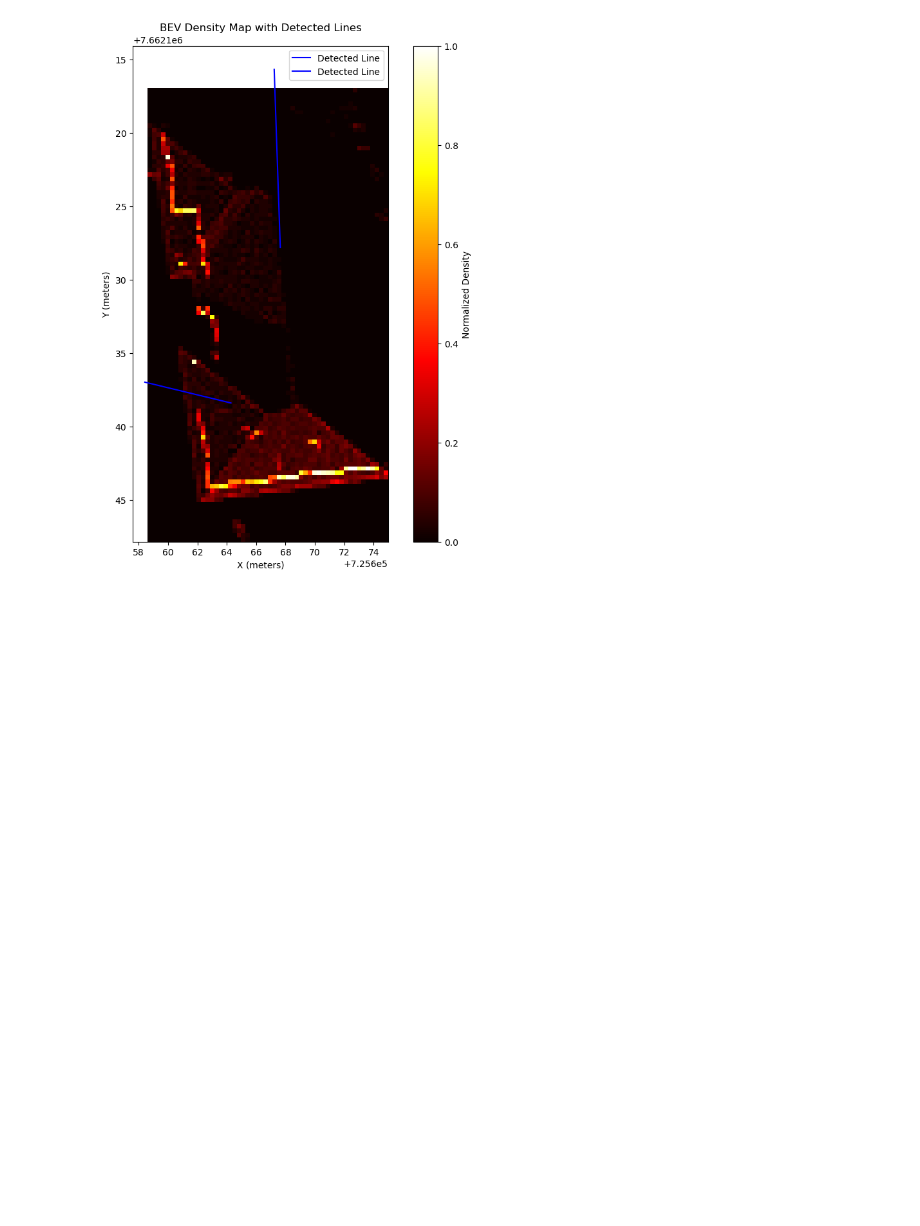
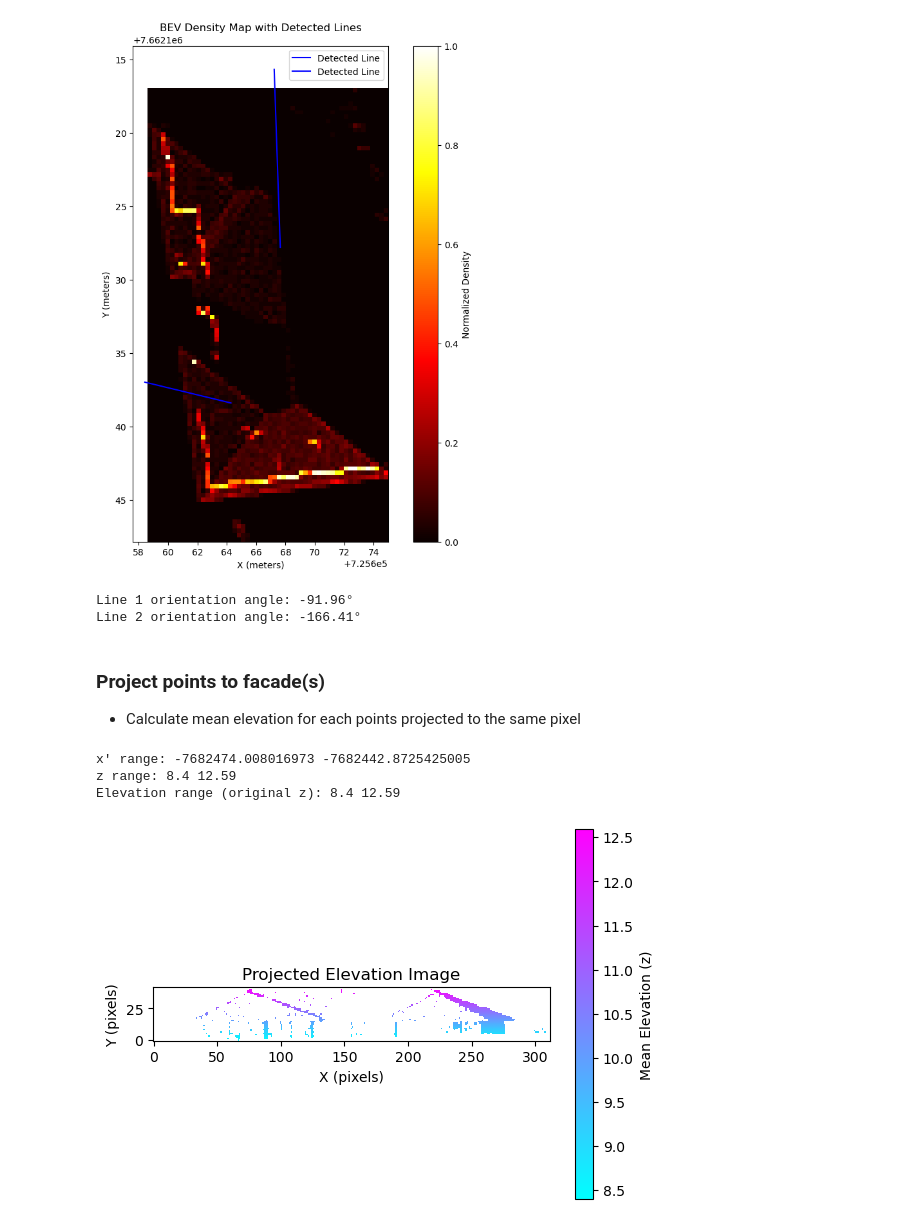
Before and after one commit to GeoscienceAustralia/GA_Floor_Height, a Jupyter notebook: lidar/2_Filter_points_detect_facade_orientation.ipynb, the cells around one changed output. Saved outputs shown, nothing was run; the diff lists cells and outputs as text; code cells hidden in the pictures; blank space fills up the shorter version.

Commit message:
added code to project point cloud to building facade

```diff
--- a/lidar/2_Filter_points_detect_facade_orientation.ipynb
+++ b/lidar/2_Filter_points_detect_facade_orientation.ipynb
@@ -77,6 +83,6 @@ with laspy.open(las_file_path) as las:
     las_data = las.read()
     points = np.vstack((las_data.x, las_data.y, las_data.z)).T
 # Remove noise points using DBSCAN
-eps = 2.0  # Maximum distance between points to be considered neighbors (meters)
-min_samples = 5  # Minimum number of points to form a cluster
+eps = 3  # Maximum distance between points to be considered neighbors (meters)
+min_samples = 2  # Minimum number of points to form a cluster
 filtered_points = remove_noise(points, eps, min_samples)
@@ -119,9 +119,11 @@ line_covariances = gmm.covariances_
 # Visualize the results
 # Draw points along the lines represented by the GMM
 line_points = []
+line_angles = []
 for mean, cov in zip(line_centers, line_covariances):
     eigenvalues, eigenvectors = np.linalg.eigh(cov[:2, :2])
     angle = np.arctan2(eigenvectors[1, 0], eigenvectors[0, 0])
+    line_angles.append(np.degrees(angle))
     t = np.linspace(-5, 5, 500)  # Generate points along the line
     line = mean[:2] + t[:, None] @ (eigenvectors[:, 0][None, :] * np.sqrt(eigenvalues[0]))
     line_points.append(line)
@@ -137,5 +139,13 @@ plt.ylabel("Y (meters)")
 plt.gca().invert_yaxis()  # Invert y-axis to match BEV perspective
 plt.legend()
 plt.show()
+# Print orientation angles of the detected lines
+for i, angle in enumerate(line_angles):
+    print(f"Line {i + 1} orientation angle: {angle:.2f}°")
 # %% [output]
 [figure]
+Line 1 orientation angle: -91.96°
+Line 2 orientation angle: -166.41°
+# %% [markdown]
+### Project points to facade(s)
+* Calculate mean elevation for each points projected to the same pixel
@@ -141,0 +200,17 @@ plt.show()
+# %%
+orientation_angle = (-1.0)*line_angles[0]  #TODO: Vertical plane orientation in degrees
+pixel_size = 0.1  # Resolution
+elevation_image = project_point_cloud_vertical(filtered_points, orientation_angle, pixel_size)
+
+# Visualize
+plt.imshow(elevation_image, cmap='cool', origin='lower')
+plt.colorbar(label='Mean Elevation (z)')
+plt.title('Projected Elevation Image')
+plt.xlabel('X (pixels)')
+plt.ylabel('Y (pixels)')
+plt.show()
+# %% [output]
+x' range: -7682474.008016973 -7682442.8725425005
+z range: 8.4 12.59
+Elevation range (original z): 8.4 12.59
+[figure, added]
```
Also changed, not shown: parts of 7 cells of this notebook.
